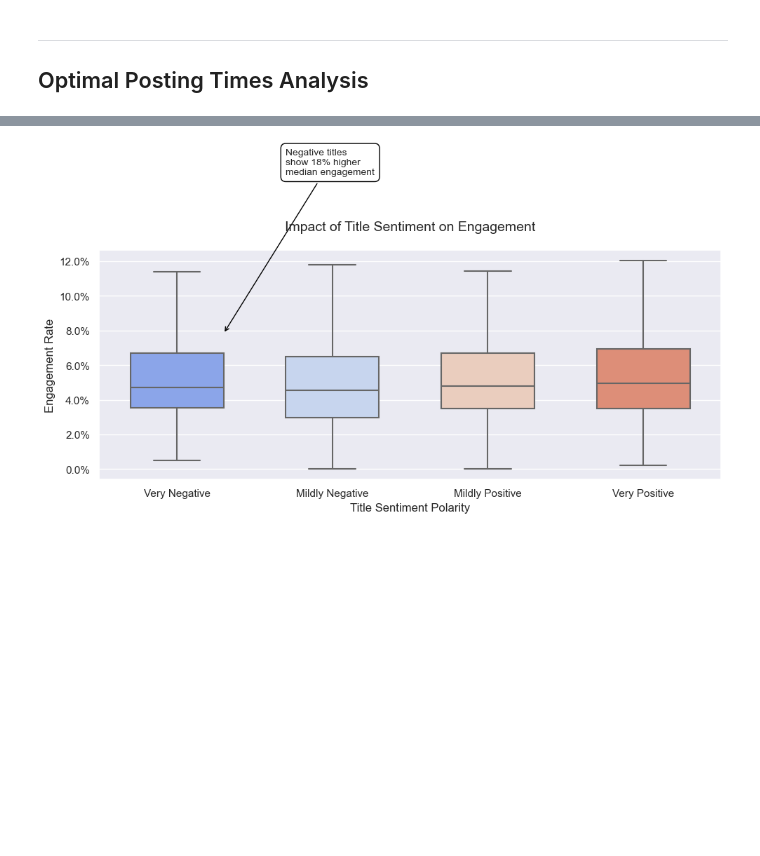
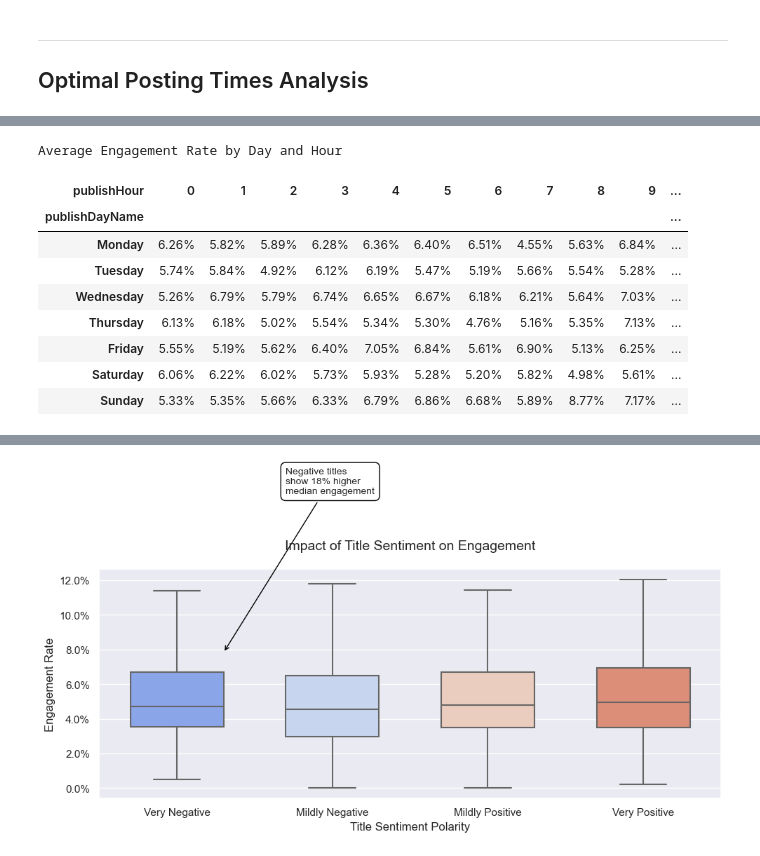
Before and after one commit to Shab00/redPillYoutube, a Jupyter notebook: 4.redPillAnalytics.ipynb, the cells around one changed output, grey strips where cells are left out. Cells and saved outputs as stored; diff of their text form; code cells hidden in the pictures; blank space fills up the shorter version.

```diff
--- a/4.redPillAnalytics.ipynb
+++ b/4.redPillAnalytics.ipynb
@@ -1199,0 +1270,17 @@ plt.show()
+# %%
+styled_data = heatmap_data * 100
+styled_data = styled_data.style.format("{:.2f}%")
+styled_data = styled_data.set_caption("Average Engagement Rate by Day and Hour")
+styled_data = styled_data.background_gradient(cmap="YlOrRd")
+styled_data
+# %% [output]
+Average Engagement Rate by Day and Hour
+| publishHour | 0 | 1 | 2 | 3 | 4 | 5 | 6 | 7 | 8 | 9 | ... |
+| publishDayName |  |  |  |  |  |  |  |  |  |  | ... |
+| Monday | 6.26% | 5.82% | 5.89% | 6.28% | 6.36% | 6.40% | 6.51% | 4.55% | 5.63% | 6.84% | ... |
+| Tuesday | 5.74% | 5.84% | 4.92% | 6.12% | 6.19% | 5.47% | 5.19% | 5.66% | 5.54% | 5.28% | ... |
+| Wednesday | 5.26% | 6.79% | 5.79% | 6.74% | 6.65% | 6.67% | 6.18% | 6.21% | 5.64% | 7.03% | ... |
+| Thursday | 6.13% | 6.18% | 5.02% | 5.54% | 5.34% | 5.30% | 4.76% | 5.16% | 5.35% | 7.13% | ... |
+| Friday | 5.55% | 5.19% | 5.62% | 6.40% | 7.05% | 6.84% | 5.61% | 6.90% | 5.13% | 6.25% | ... |
+| Saturday | 6.06% | 6.22% | 6.02% | 5.73% | 5.93% | 5.28% | 5.20% | 5.82% | 4.98% | 5.61% | ... |
+| Sunday | 5.33% | 5.35% | 5.66% | 6.33% | 6.79% | 6.86% | 6.68% | 5.89% | 8.77% | 7.17% | ... |
```
Also changed, not shown: parts of 28 cells of this notebook.
